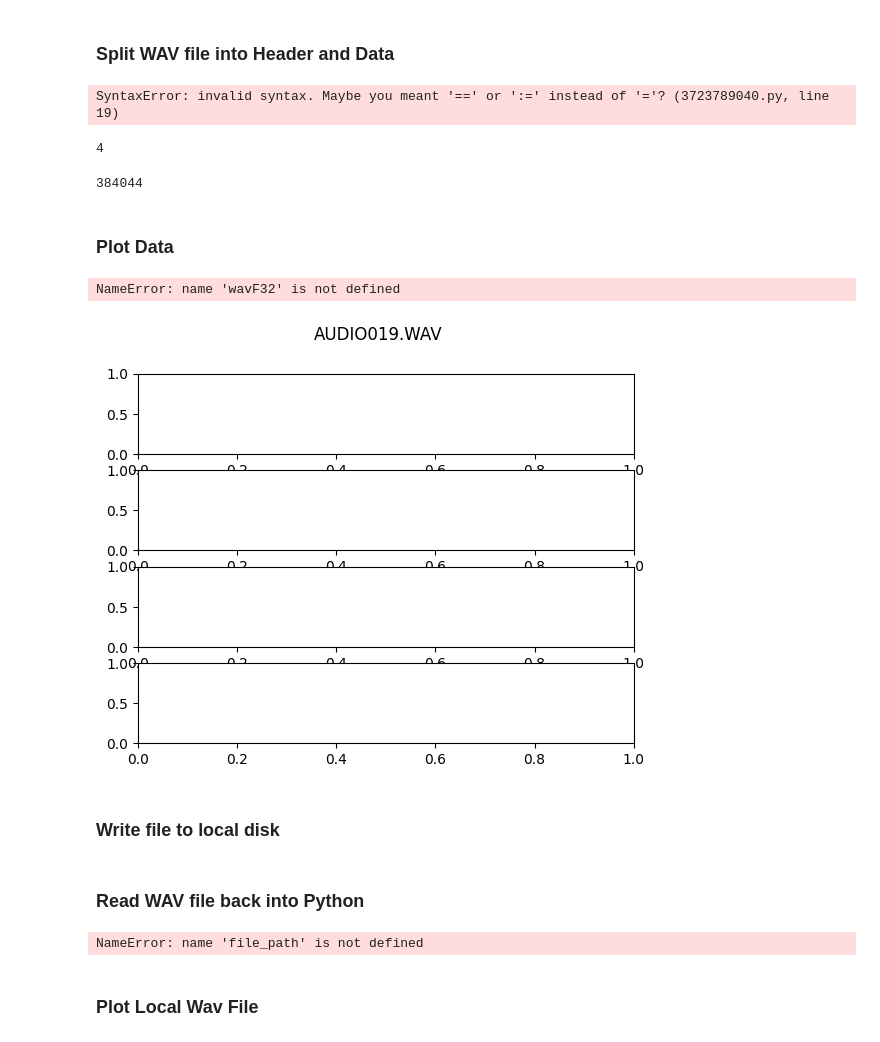
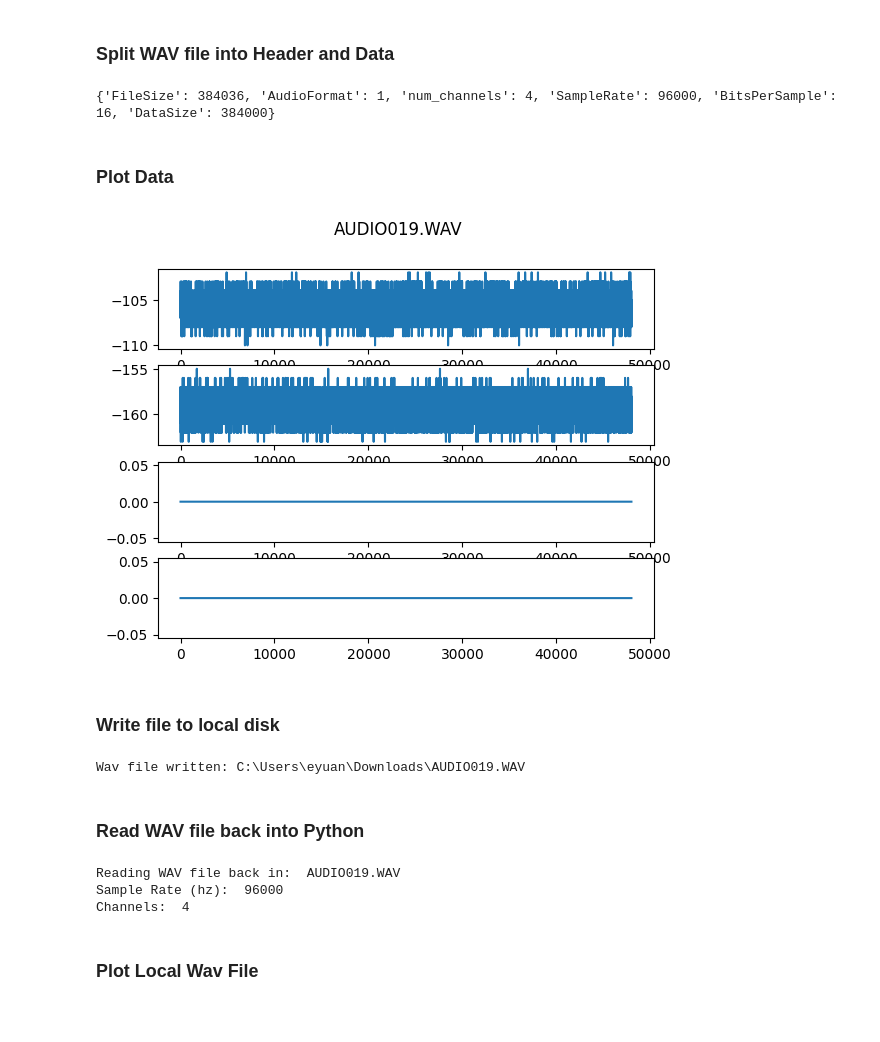
Before and after one commit to Tympan/Tympan_Sandbox, a Jupyter notebook: OpenHearing/TympanPythonSerial/Example_TransferWavFile.ipynb, the cells around one changed output. Cells and saved outputs as stored; diff of their text form; code cells hidden in the pictures.

```diff
--- a/OpenHearing/TympanPythonSerial/Example_TransferWavFile.ipynb
+++ b/OpenHearing/TympanPythonSerial/Example_TransferWavFile.ipynb
@@ -264,7 +264,6 @@ if not(err):
 # %% [markdown]
 ### Verify WAV file
 # %%
-wav_bin = buf[0:-2]
 # Verify wav file header starts with ASCII 'RIFF' (0x52494646) and 'fmt '
 if (wav_bin[0:4] == bytearray(b'RIFF')) and \
     (wav_bin[12:16] == bytearray(b'fmt ')) and \
@@ -299,34 +298,24 @@ print(wav_props)
 # Verify FileSize = Total size - 8 bytes (as per WAV standard)
 if ( (wav_props['FileSize']+8) ==n_bytes):
     # Parse data
-    buffer = np.frombuffer(wav_bin[44:], dtype=np.int16)
-    wavI16 = np.ndarray( shape=( , wav_props["num_channels"]), dtype='<h', buffer=wav_bin[44:] )
-    #wavI16 = bufferI16.reshape(-1,wav_props["num_channels"])
+    bufI16 = np.frombuffer(wav_bin[44:], dtype=np.int16)
+    wavI16 = bufI16.reshape(-1,wav_props["num_channels"])
 else:
     err = "Err: Invalid file size"
     print(err)
 # %% [output]
-SyntaxError: invalid syntax. Maybe you meant '==' or ':=' instead of '='? (3723789040.py, line 19)
+{'FileSize': 384036, 'AudioFormat': 1, 'num_channels': 4, 'SampleRate': 96000, 'BitsPerSample': 16, 'DataSize': 384000}
-# %%
-len(wavI16)
-# %% [output]
-4
-# %%
-len(wav_bin[44:])-8-
-# %% [output]
-384044
 # %% [markdown]
 ### Plot Data
 # %%
 from matplotlib import pyplot as plt
 
 fig, axs = plt.subplots(wav_props['num_channels'])
 fig.suptitle(file_to_download)
 for chanIdx in range(wav_props['num_channels']):
-    axs[chanIdx].plot(wavF32[:,chanIdx])
+    axs[chanIdx].plot(wavI16[:,chanIdx])
 # %% [output]
-NameError: name 'wavF32' is not defined
-[figure, old version]
+[figure, new version]
 # %% [markdown]
 ### Write file to local disk
 # %%
@@ -344,6 +333,8 @@ if not(err):
     with open(file_path/file_to_download, "wb") as file:
         file.write(wav_bin)
         print("Wav file written:", file_path/file_to_download)
+# %% [output]
+Wav file written: C:\Users\eyuan\Downloads\AUDIO019.WAV
 # %% [markdown]
 ### Read WAV file back into Python
 # %%
@@ -366,7 +357,9 @@ with wave.open(str(file_path/file_to_download), 'rb') as f:
     # Reshape it into a 2D array separating the channels in columns.
     wav_data = np.reshape(interleaved, (-1, f.getnchannels()))
 # %% [output]
-NameError: name 'file_path' is not defined
+Reading WAV file back in:  AUDIO019.WAV
+Sample Rate (hz):  96000
+Channels:  4
 # %% [markdown]
 ### Plot Local Wav File
 # %%
```
Also changed, not shown: parts of 3 cells of this notebook.
